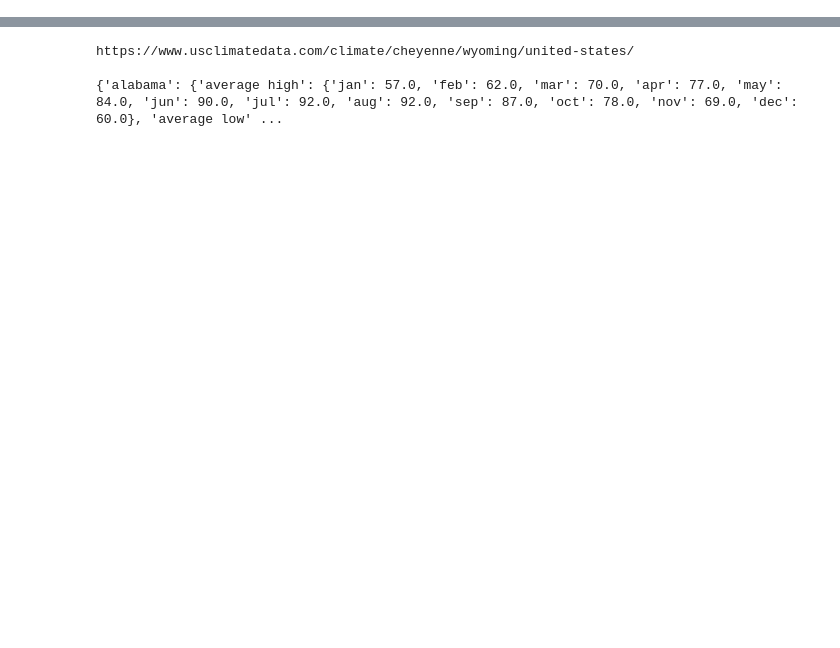
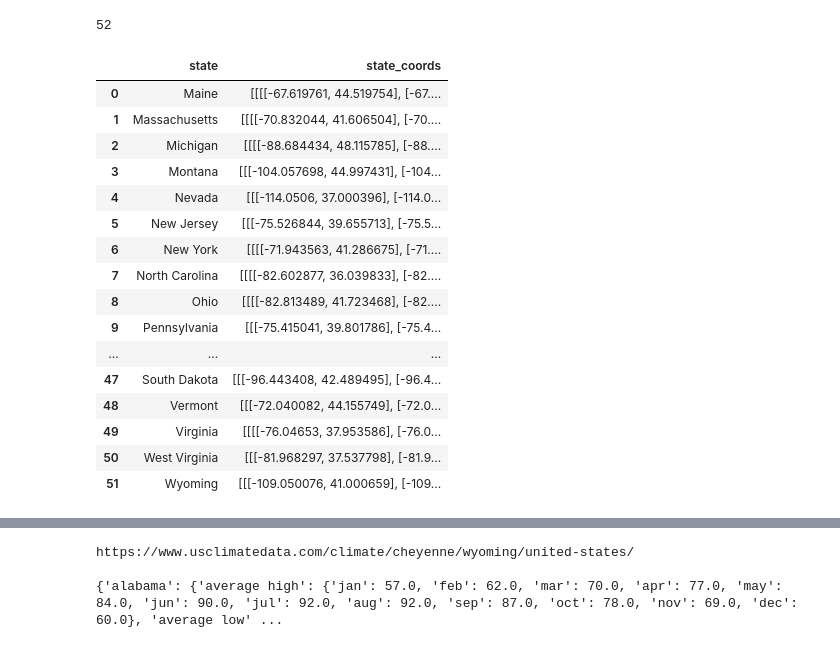
Before and after one commit to jforbis/project3-weathermap, a Jupyter notebook: scrape_files/forbis test/john weather scrape.ipynb, the cells around one changed output, grey strips where cells are left out. Drawn from its saved outputs; the diff is of its cells as text; code cells hidden in the pictures; blank space fills up the shorter version.

```diff
--- a/scrape_files/forbis test/john weather scrape.ipynb
+++ b/scrape_files/forbis test/john weather scrape.ipynb
@@ -1,3 +1,18 @@
 # %%
 import pandas as pd
 import json
+# %%
+geodata = pd.read_json("../../resources/data/testdata.json", orient='index', typ='series')
+
+# one set of properties for the first state (Maine)
+# properties = geodata.features[0]["properties"]
+# properties
+geodata.features[0]["properties"]["NAME"]
+# print(len(geodata.features))
+all_states = []
+
+for x in geodata.features:
+    all_states.append(x["properties"]["NAME"])
+    # print(x["properties"]["NAME"])
+print(len(all_states))
+all_states
@@ -3,0 +38,30 @@ import json
+# %%
+state_coords = []
+# geodata.features[0]["geometry"]["coordinates"]
+for x in geodata.features:
+    state_coords.append(x["geometry"]["coordinates"])
+print(len(state_coords))
+# %% [output]
+52
+# %%
+coords_dict = {"state":all_states, "state_coords":state_coords}
+coords_df = pd.DataFrame(coords_dict)
+coords_df
+# %% [output]
+|  | state | state_coords |
+| 0 | Maine | [[[[-67.619761, 44.519754], [-67.... |
+| 1 | Massachusetts | [[[[-70.832044, 41.606504], [-70.... |
+| 2 | Michigan | [[[[-88.684434, 48.115785], [-88.... |
+| 3 | Montana | [[[-104.057698, 44.997431], [-104... |
+| 4 | Nevada | [[[-114.0506, 37.000396], [-114.0... |
+| 5 | New Jersey | [[[-75.526844, 39.655713], [-75.5... |
+| 6 | New York | [[[[-71.943563, 41.286675], [-71.... |
+| 7 | North Carolina | [[[[-82.602877, 36.039833], [-82.... |
+| 8 | Ohio | [[[[-82.813489, 41.723468], [-82.... |
+| 9 | Pennsylvania | [[[-75.415041, 39.801786], [-75.4... |
+| ... | ... | ... |
+| 47 | South Dakota | [[[-96.443408, 42.489495], [-96.4... |
+| 48 | Vermont | [[[-72.040082, 44.155749], [-72.0... |
+| 49 | Virginia | [[[[-76.04653, 37.953586], [-76.0... |
+| 50 | West Virginia | [[[-81.968297, 37.537798], [-81.9... |
+| 51 | Wyoming | [[[-109.050076, 41.000659], [-109... |
```
Also changed, not shown: parts of 19 cells of this notebook, 6 other files.
